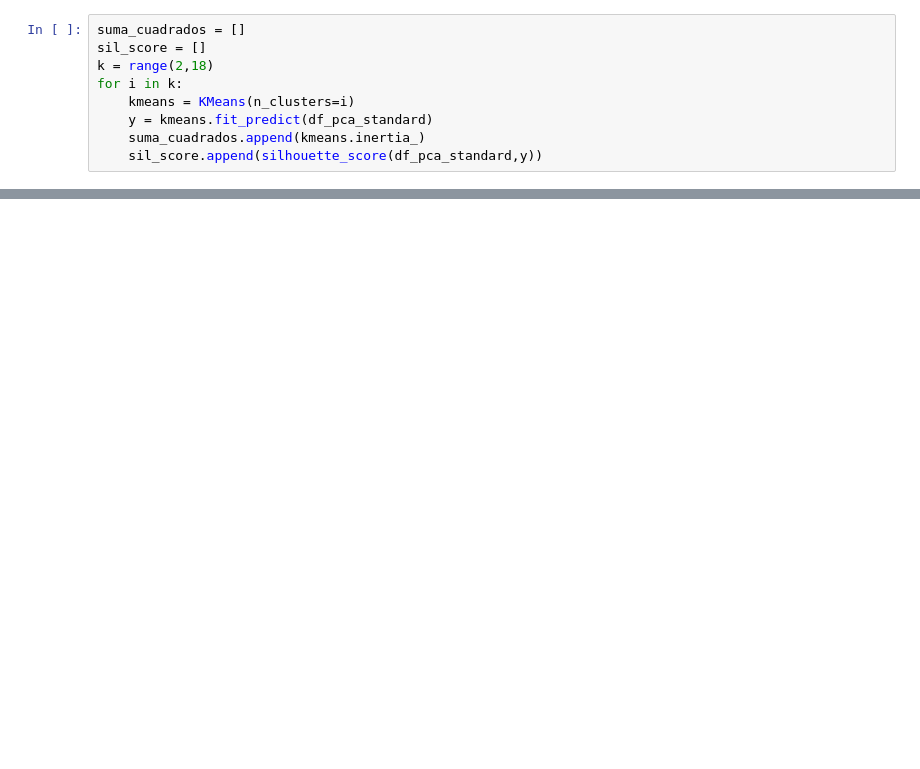
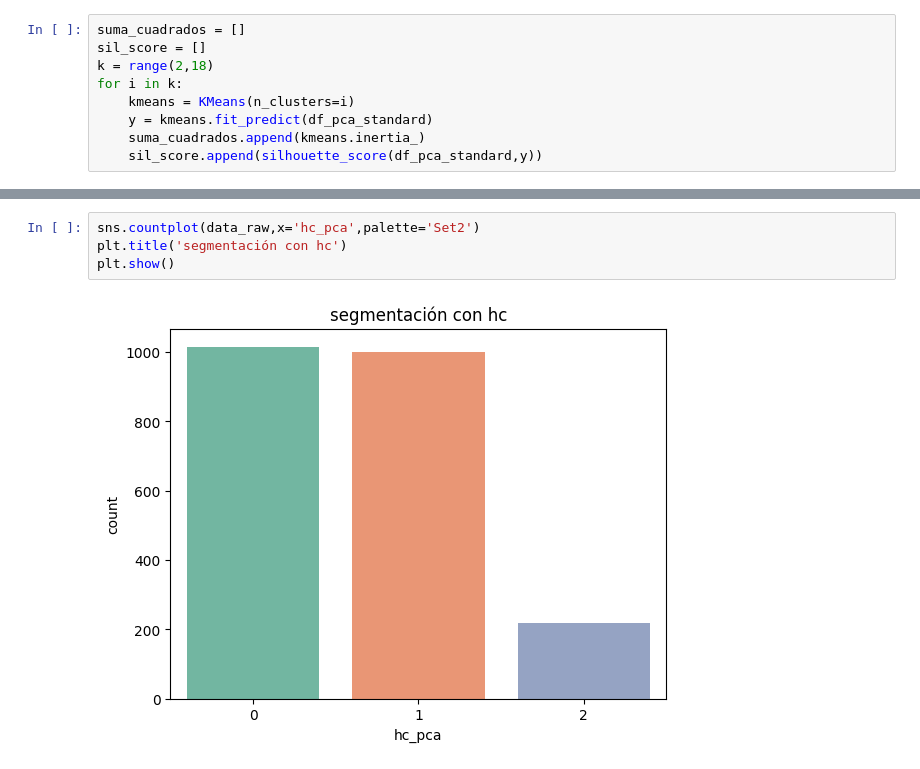
Before and after one commit to giraljv/Customer_personality_project, a Jupyter notebook: customer.ipynb, the cells around one changed output, grey strips where cells are left out. Saved outputs shown, nothing was run; the diff lists cells and outputs as text; blank space fills up the shorter version.

```diff
--- a/customer.ipynb
+++ b/customer.ipynb
@@ -458,3 +472,9 @@ sns.scatterplot(data=data_raw,x='Income',y='Sweets',hue='kmeans_pca',palette='Pi
+# %%
+sns.countplot(data_raw,x='hc_pca',palette='Set2')
+plt.title('segmentación con hc')
+plt.show()
+# %% [output]
+[figure, added]
 # %%
 sns.boxenplot(y=data_raw["Spent"],x=data_raw["kmeans_pca"], palette='PiYG' )
 # %% [output]
```
Also changed, not shown: parts of 14 cells of this notebook.
